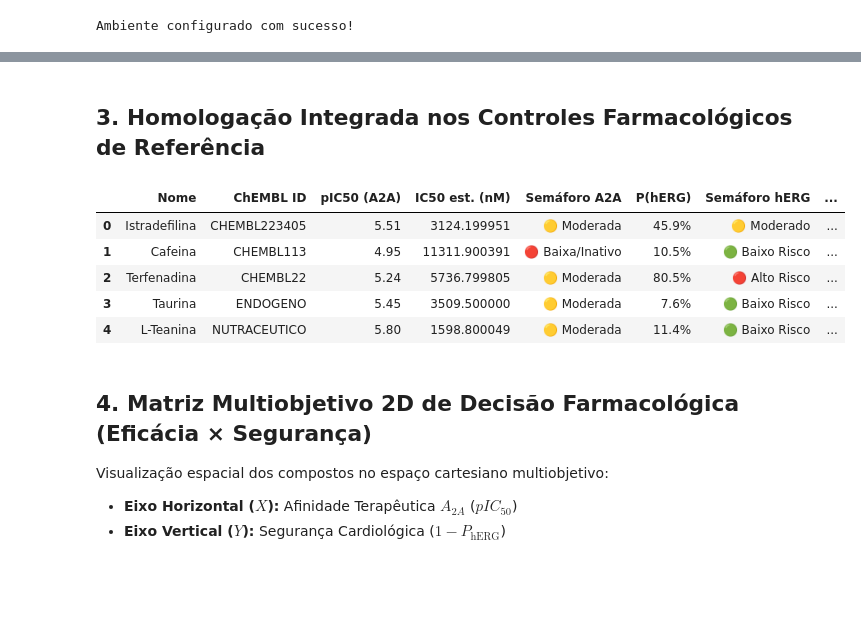
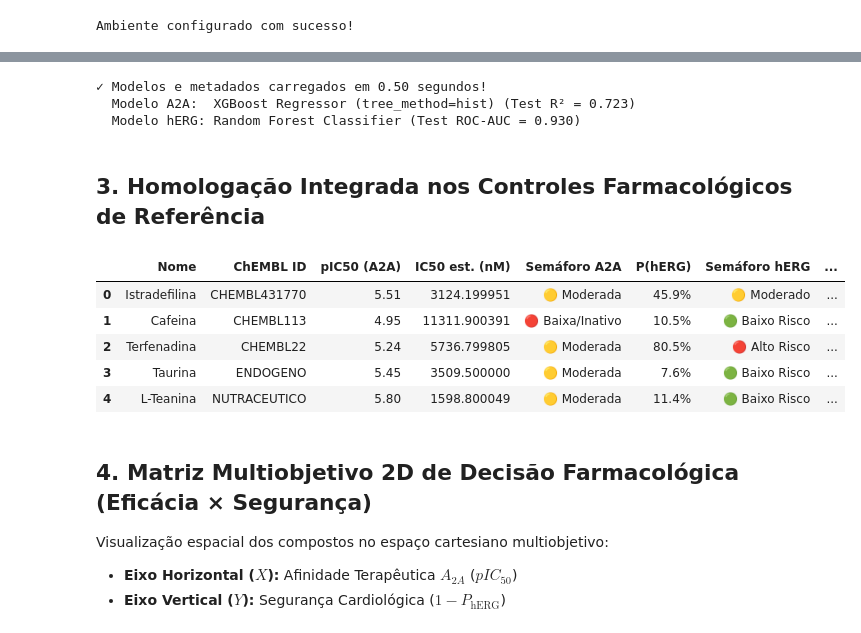
Before and after one commit to raphaelpiresdev-ai/BioPredicta, a Jupyter notebook: notebooks/07_multitarget_shap_evaluation.ipynb, the cells around one changed output, grey strips where cells are left out. Drawn from its saved outputs; the diff is of its cells as text; code cells hidden in the pictures; blank space fills up the shorter version.

```diff
--- a/notebooks/07_multitarget_shap_evaluation.ipynb
+++ b/notebooks/07_multitarget_shap_evaluation.ipynb
@@ -54,14 +51,0 @@ Ambiente configurado com sucesso!
-# %%
-t0 = time.time()
-model_a2a = joblib.load(root_dir / "models" / "a2a_model.joblib")
-model_herg = joblib.load(root_dir / "models" / "herg_model.joblib")
-
-with open(root_dir / "models" / "a2a_model_metadata.json", "r", encoding="utf-8") as f:
-    meta_a2a = json.load(f)
-
-with open(root_dir / "models" / "herg_model_metadata.json", "r", encoding="utf-8") as f:
-    meta_herg = json.load(f)
-
-print(f"✓ Modelos e metadados carregados em {time.time()-t0:.2f} segundos!")
-print(f"  Modelo A2A:  {meta_a2a['algorithm']} (Test R² = {meta_a2a['performance_holdout_test_20pct']['R2']:.3f})")
-print(f"  Modelo hERG: {meta_herg['algorithm']} (Test ROC-AUC = {meta_herg['performance_holdout_test_20pct']['ROC_AUC']:.3f})")
@@ -72,9 +137,19 @@ print(f"  Modelo hERG: {meta_herg['algorithm']} (Test ROC-AUC = {meta_herg['perf
+# %%
+## 4. Matriz Multiobjetivo 2D de Decis?o Farmacol?gica (Classes Operacionais)
+
+Visualiza??o espacial dos compostos no espa?o cartesiano multiobjetivo:
+- **Eixo Horizontal ($X$):** Pot?ncia Predita $A_{2A}$ ($pIC_{50}$)
+- **Eixo Vertical ($Y$):** ?ndice Complementar Derivado do Escore Predito ($1 - P_{\text{hERG}}$)
+# %% [output]
+✓ Modelos e metadados carregados em 0.50 segundos!
+  Modelo A2A:  XGBoost Regressor (tree_method=hist) (Test R² = 0.723)
+  Modelo hERG: Random Forest Classifier (Test ROC-AUC = 0.930)
 # %% [markdown]
 ## 3. Homologação Integrada nos Controles Farmacológicos de Referência
 # %%
 controls = {
     "Istradefilina": {
-        "chembl_id": "CHEMBL223405",
+        "chembl_id": "CHEMBL431770",
         "smiles": "CCN1C(=O)C2=C(N=C(N2C)/C=C/C3=CC(=C(C=C3)OC)OC)N(C1=O)CC",
         "classe_farmacologica": "Antagonista potente A2A aprovado (Doença de Parkinson)",
         "perfil_esperado": "Potente A2A (Verde/Amarelo) | Seguro/Moderado hERG",
@@ -117,35 +192,35 @@ df_ctrl = pd.DataFrame([
 
 df_ctrl_feat = featurize_dataframe(df_ctrl, "canonical_smiles")
 X_ctrl = df_ctrl_feat[list(FEATURE_NAMES)]
 
 # Inferência concorrente
 preds_a2a = model_a2a.predict(X_ctrl)
 probs_herg = model_herg.predict_proba(X_ctrl)[:, 1]
 
 def semaforo_a2a(p):
     if p >= 6.5:
         return "🟢 Alta Potência"
     elif p >= 5.0:
         return "🟡 Moderada"
     return "🔴 Baixa/Inativo"
 
 def semaforo_herg(p):
-    if p > 0.70:
+    if p >= 0.70:
         return "🔴 Alto Risco"
     elif p >= 0.30:
         return "🟡 Moderado"
     return "🟢 Baixo Risco"
 
 df_ctrl["pIC50 (A2A)"] = preds_a2a.round(2)
 df_ctrl["IC50 est. (nM)"] = (10 ** (9.0 - preds_a2a)).round(1)
 df_ctrl["Semáforo A2A"] = [semaforo_a2a(p) for p in preds_a2a]
 df_ctrl["P(hERG)"] = [f"{p:.1%}" for p in probs_herg]
 df_ctrl["Semáforo hERG"] = [semaforo_herg(p) for p in probs_herg]
 
 display(df_ctrl[["Nome", "ChEMBL ID", "pIC50 (A2A)", "IC50 est. (nM)", "Semáforo A2A", "P(hERG)", "Semáforo hERG", "Perfil Esperado"]])
 # %% [output]
 |  | Nome | ChEMBL ID | pIC50 (A2A) | IC50 est. (nM) | Semáforo A2A | P(hERG) | Semáforo hERG | ... |
-| 0 | Istradefilina | CHEMBL223405 | 5.51 | 3124.199951 | 🟡 Moderada | 45.9% | 🟡 Moderado | ... |
+| 0 | Istradefilina | CHEMBL431770 | 5.51 | 3124.199951 | 🟡 Moderada | 45.9% | 🟡 Moderado | ... |
 | 1 | Cafeina | CHEMBL113 | 4.95 | 11311.900391 | 🔴 Baixa/Inativo | 10.5% | 🟢 Baixo Risco | ... |
 | 2 | Terfenadina | CHEMBL22 | 5.24 | 5736.799805 | 🟡 Moderada | 80.5% | 🔴 Alto Risco | ... |
 | 3 | Taurina | ENDOGENO | 5.45 | 3509.500000 | 🟡 Moderada | 7.6% | 🟢 Baixo Risco | ... |
```
Also changed, not shown: parts of 5 cells of this notebook, 18 other files.
